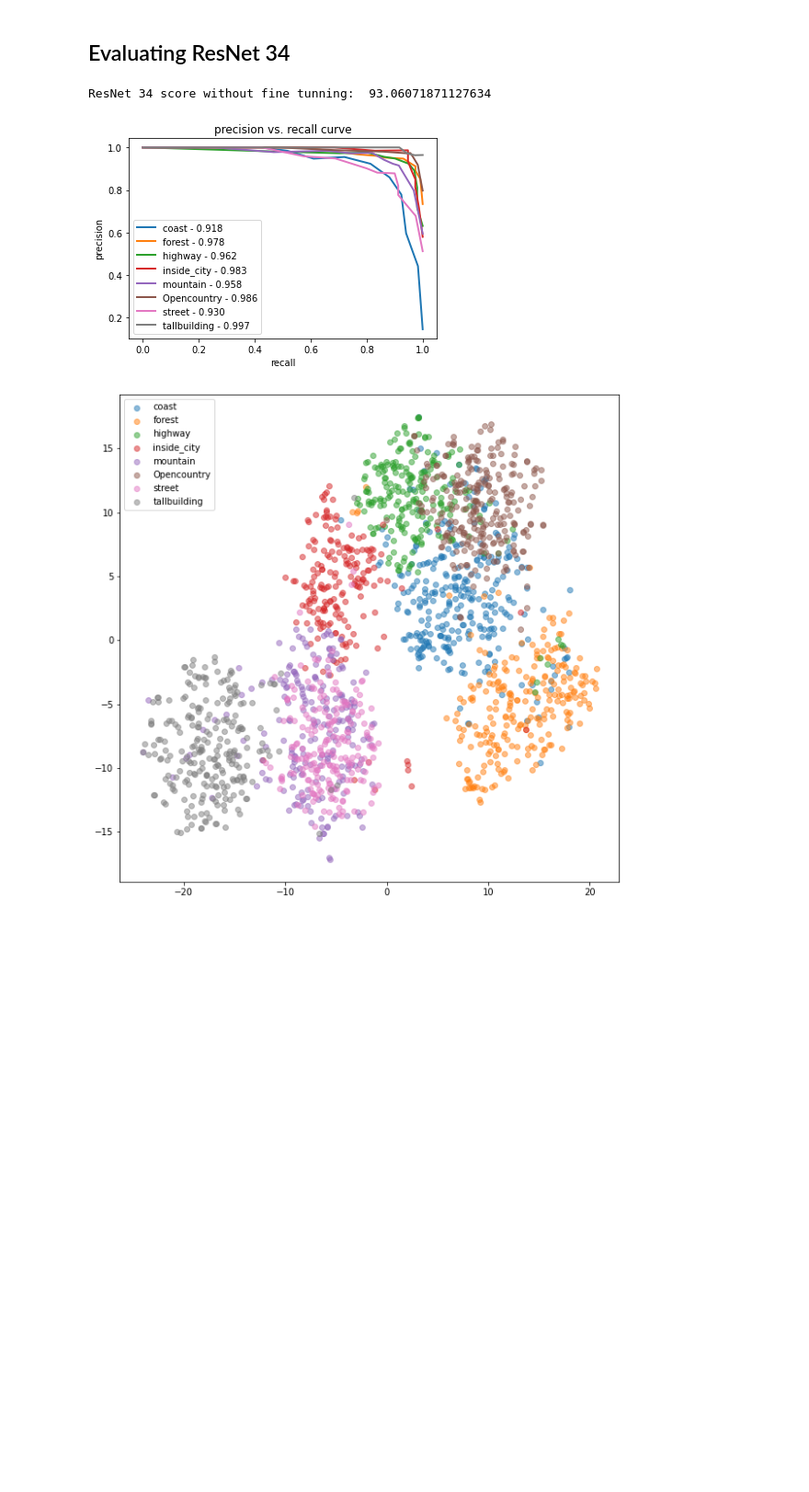
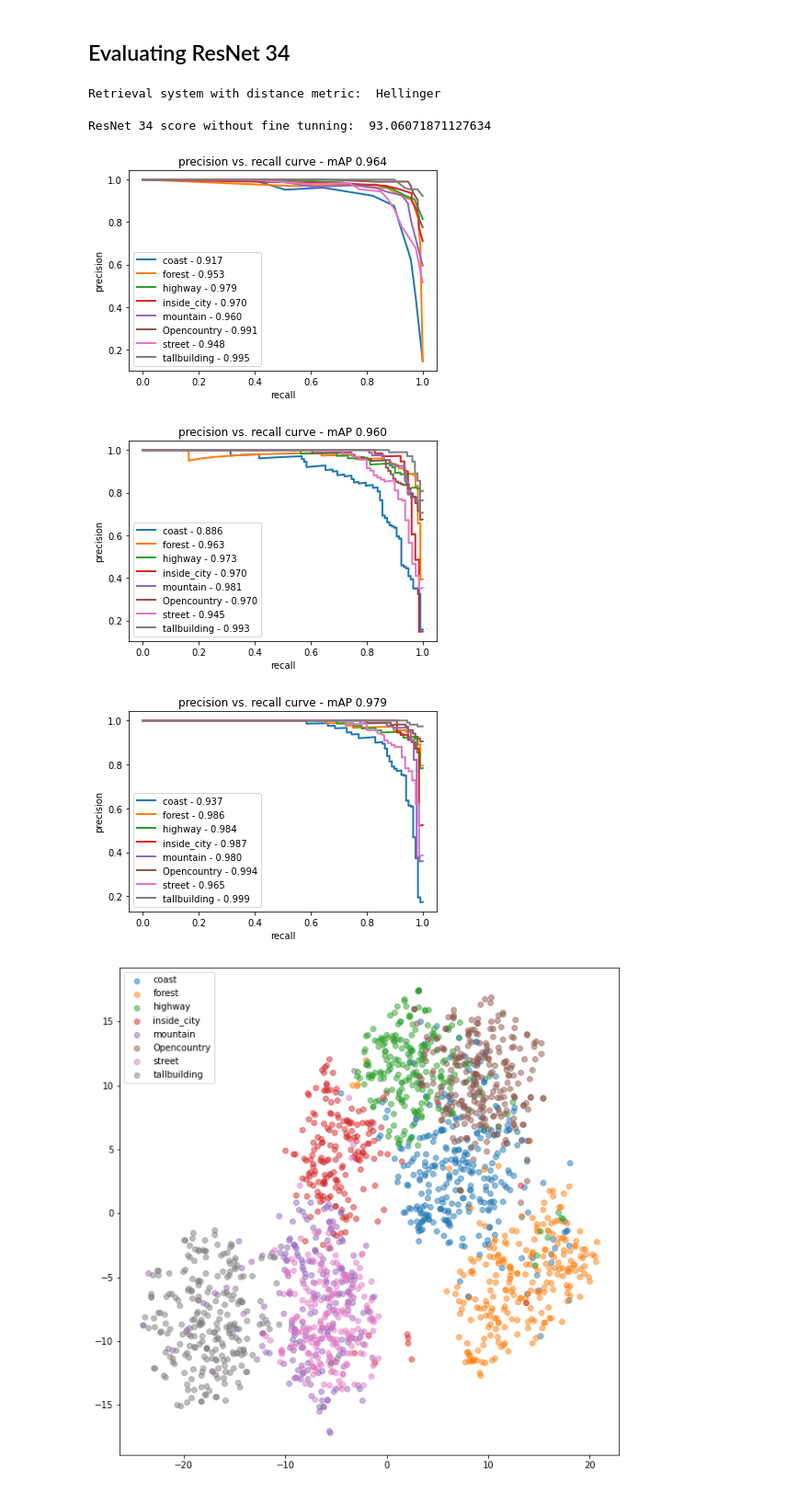
Before and after one commit to bersecke/MCV-2022-M5-Project, a Jupyter notebook: Week4/taskA.ipynb, the cells around one changed output. Shown at 92% size. Cells and saved outputs as stored; diff of their text form; code cells hidden in the pictures; blank space fills up the shorter version.

```diff
--- a/Week4/taskA.ipynb
+++ b/Week4/taskA.ipynb
@@ -332,14 +344,26 @@ else:
 resnet_train_embs = [(f['path'],f['label'],f['emb']) for f in resnet_train_dicts]
 
 
-preds_10 = compute_prec_atK(resnet_train_embs, resnet_test_dicts,10)
+tests = [('Hellinger', cv2.HISTCMP_BHATTACHARYYA, False), ('Correlation', cv2.HISTCMP_CORREL, True), ('Chi Square', cv2.HISTCMP_CHISQR, False), ('Intersection', cv2.HISTCMP_INTERSECT, True)]
+all_results = {}
+for data in tests:
+    print('Retrieval system with distance metric: ', data[0])
+    preds_10 = compute_prec_atK(train_embs, test_dicts,10,data[1],data[2])
+    prec_at_1 = np.mean([elem[1][0].count(elem[0]) for elem in preds_10])
+    prec_at_5 = np.mean([elem[1][:5].count(elem[0]) / 5 for elem in preds_10])
+    prec_at_10 = np.mean([elem[1][:10].count(elem[0]) / 10 for elem in preds_10])
+    all_results[data[0]] = []
+    for i in range(1,11):
+        all_results[data[0]].append(np.mean([elem[1][:i].count(elem[0]) / i for elem in preds_10]))
+    print(f'Prec@1: {prec_at_1}', f'Prec@5: {prec_at_5}', f'Prec@10: {prec_at_10}')
 
-prec_at_1 = np.mean([elem[1][0].count(elem[0]) for elem in preds_10])
-prec_at_5 = np.mean([elem[1][:5].count(elem[0]) / 5 for elem in preds_10])
-prec_at_10 = np.mean([elem[1][:10].count(elem[0]) / 10 for elem in preds_10])
-print(f'Prec@1: {prec_at_1}')
-print(f'Prec@5: {prec_at_5}')
-print(f'Prec@5: {prec_at_10}')
+
+for key, vals in all_results.items():
+    plt.plot(list(range(1,len(vals) + 1)), vals, label=key)
+plt.legend()
+plt.show()
+# %% [output]
+Retrieval system with distance metric:  Hellinger
 # %%
 # Classifier score
 knn = build_knn(embs_resnet, labels_resnet, 10)
@@ -349,34 +373,38 @@ ResNet 34 score without fine tunning:  93.06071871127634
 # %%
 from sklearn.preprocessing import label_binarize
 from sklearn.multiclass import OneVsRestClassifier
 from sklearn.metrics import precision_recall_curve
 from sklearn.metrics import average_precision_score
 from sklearn.neighbors import KNeighborsClassifier
 
 Y = label_binarize(labels_resnet, classes=[*range(n_classes)])
 Y_test = label_binarize(labels_resnet_test, classes=[*range(n_classes)])
 
 clf = OneVsRestClassifier(KNeighborsClassifier(n_neighbors=10))
 clf.fit(embs_resnet, Y)
 
 y_score = clf.predict_proba(embs_resnet_test)
 
-# precision recall curve
-precision = dict()
-recall = dict()
-for i in range(n_classes):
-    ap = average_precision_score(Y_test[:, i], y_score[:, i])
-    precision[i], recall[i], _ = precision_recall_curve(Y_test[:, i],
-                                                        y_score[:, i])
-    plt.plot(recall[i], precision[i], lw=2, label=f'{mit_classes[i]} - {ap:.3f}')
+plot_prec_rec_curve_multiclass(Y_test, y_score, mit_classes)
 
-plt.xlabel("recall")
-plt.ylabel("precision")
-plt.legend(loc="best")
-plt.title("precision vs. recall curve")
-plt.show()
+#SVM classifier
+clf_svm = OneVsRestClassifier(SVC(kernel='linear',probability=True))
+clf_svm.fit(embs_resnet, Y)
+
+y_score_svm = clf_svm.predict_proba(embs_resnet_test)
+plot_prec_rec_curve_multiclass(Y_test, y_score_svm, mit_classes)
+
+
+#SVM classifier
+clf_svm2 = OneVsRestClassifier(SVC(kernel='rbf',probability=True))
+clf_svm2.fit(embs_resnet, Y)
+
+y_score_svm2 = clf_svm2.predict_proba(embs_resnet_test)
+plot_prec_rec_curve_multiclass(Y_test, y_score_svm2, mit_classes)
 # %% [output]
-[figure, old version]
+[figure, new version]
+[figure, added]
+[figure, added]
 # %%
 #as suggested first do a reduction to 50 dimensions to remove some posible noise in the samples
 # use pca as first step, the points are place in a dense way
```
Also changed, not shown: parts of 5 cells of this notebook, 2 other files.
